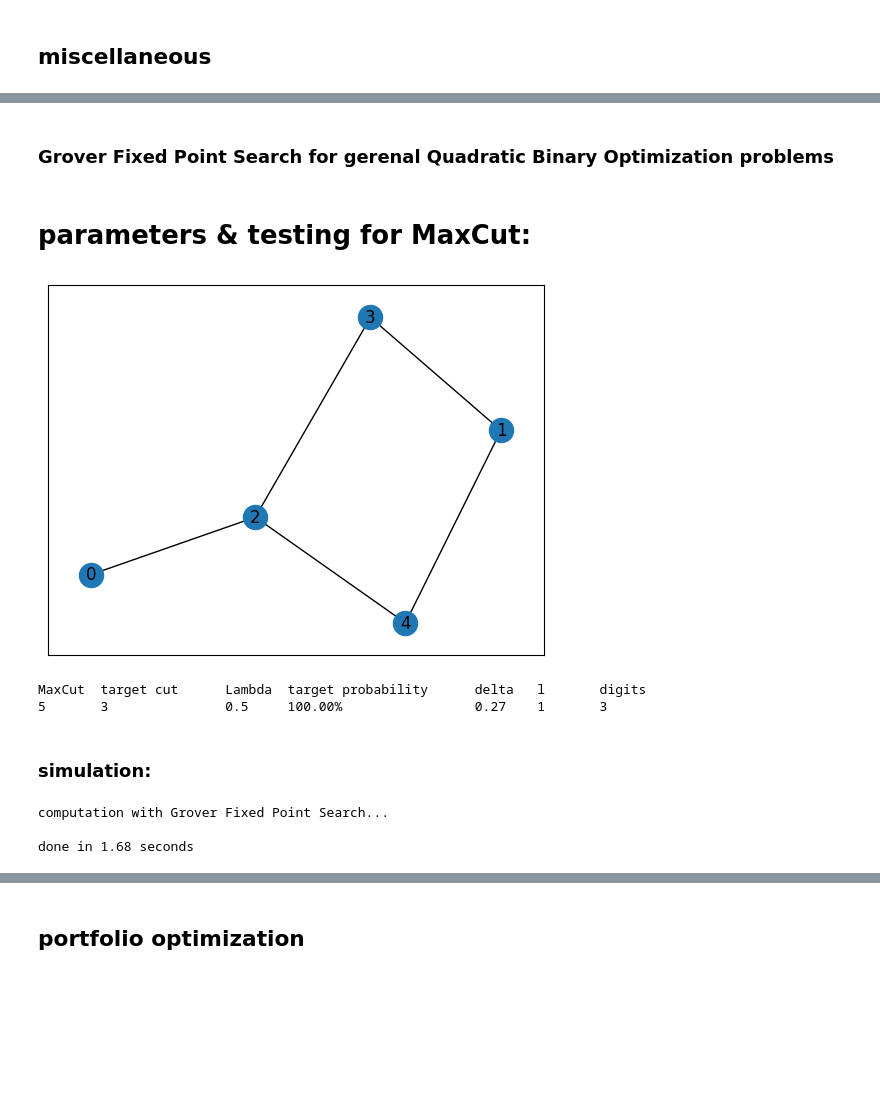
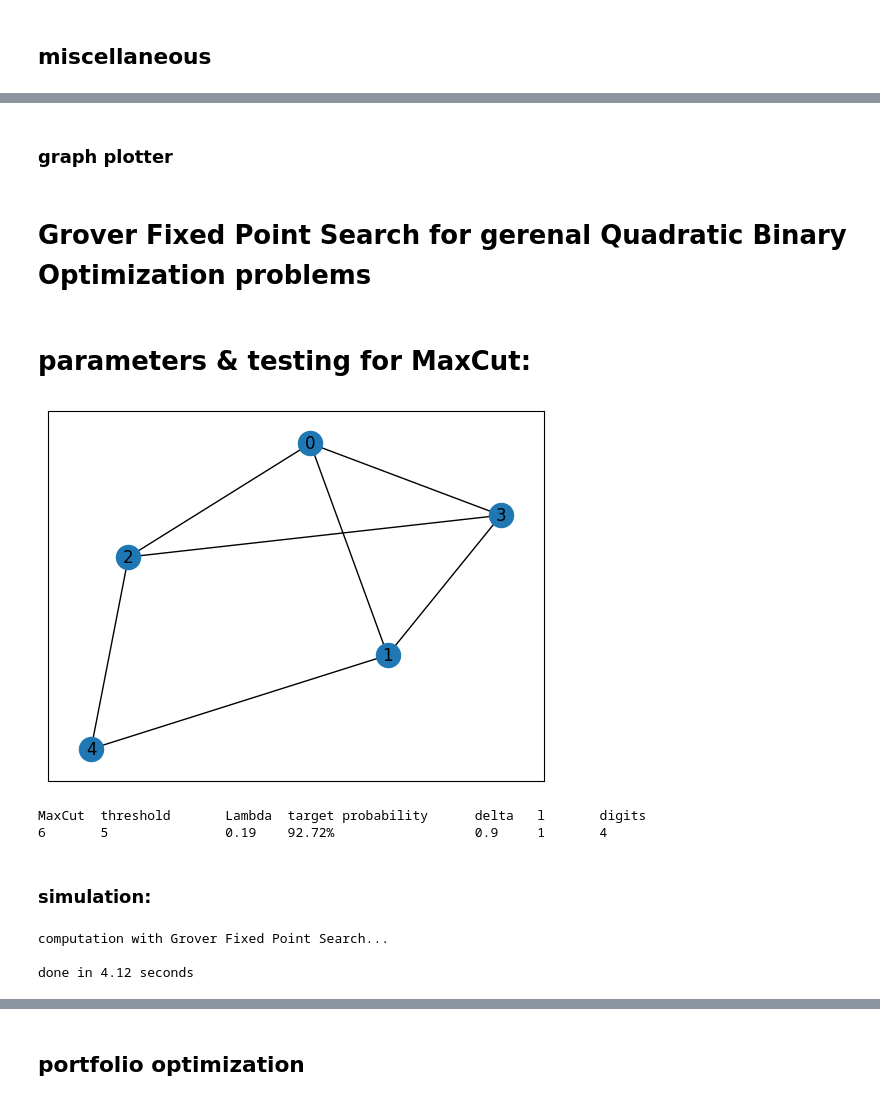
Before and after one commit to hyperrealist/qaoa, a Jupyter notebook: Grover_FPS_for_QUBO.ipynb, the cells around one changed output, grey strips where cells are left out. Cells and saved outputs as stored; diff of their text form; code cells hidden in the pictures; blank space fills up the shorter version.

```diff
--- a/Grover_FPS_for_QUBO.ipynb
+++ b/Grover_FPS_for_QUBO.ipynb
@@ -178,0 +170,2 @@ def GroverParameterOptimizer(P: float, Lambda: float, N: int):
+# %% [markdown]
+### graph plotter
@@ -179,3 +182,3 @@ def GroverParameterOptimizer(P: float, Lambda: float, N: int):
 # %% [markdown]
-### Grover Fixed Point Search for gerenal Quadratic Binary Optimization problems
+# Grover Fixed Point Search for gerenal Quadratic Binary Optimization problems
 # %%
@@ -315,7 +317,7 @@ while disconnected:
 NumberOfEdges = np.trace(GraphLaplacian) >> 1
 
 # Erdos-Edwards bound for connected graphs
-ErdosEdwards = (2 * NumberOfEdges + NumberOfVerticies - 1) >> 2
+ErdosEdwards = int(np.ceil((2 * NumberOfEdges + NumberOfVerticies - 1)/4))
 
 createGraph(GraphLaplacian)
 
@@ -323,55 +325,51 @@ createGraph(GraphLaplacian)
 maxdeg = [0, 0]
 for i in range(NumberOfVerticies):
     if GraphLaplacian[i][i] > maxdeg[1]:
         maxdeg = [i, GraphLaplacian[i][i]]
 if maxdeg[0] + 1 != NumberOfVerticies:
     GraphLaplacian[[maxdeg[0], -1], :] = GraphLaplacian[[-1, maxdeg[0]], :]
     GraphLaplacian[:, [maxdeg[0], -1]] = GraphLaplacian[:, [-1, maxdeg[0]]]
+
 Q = GraphLaplacian[np.ix_(np.arange(NumberOfVerticies - 1), np.arange(NumberOfVerticies - 1))]
 
 
-# MaxCut and the cut-function
-MaxCut = ErdosEdwards
+# cut-function and MaxCut
 cuts = {}
 for x in range(1 << (NumberOfVerticies - 1)):
     conf = np.array([(x >> i)&1 for i in range(NumberOfVerticies - 1)])
     cuts[x] = np.matmul(conf, np.matmul(Q, np.transpose(conf)))
-    if cuts[x] > MaxCut:
-        MaxCut = cuts[x]
+MaxCut = max(cuts.values())
 
 # cut disctibution and ratios
-appriximation_ratio, Lambda_a, Lambda_e = 0.9, 0, 0
-random_chance = {}
-for i in range(MaxCut + 1):
-    random_chance[i] = 0
+random_chance = {i: 0 for i in range(MaxCut + 1)}
+#for i in range(MaxCut + 1):
+#    random_chance[i] = 0
 
+Lambda = 0
 dp = pow(2, 1 - NumberOfVerticies)
 for x in range(1 << (NumberOfVerticies - 1)):
     random_chance[cuts[x]] += dp
     if cuts[x] >= ErdosEdwards:
-        Lambda_e += dp
-    if cuts[x] >= appriximation_ratio * MaxCut:
-        Lambda_a += dp
+        Lambda += dp
 
-#Lambda, y = Lambda_a, MaxCut*appriximation_ratio
-Lambda, y = Lambda_e, ErdosEdwards #for Erdős-Edwards
+threshold = ErdosEdwards
 
 m, sigma = np.trace(GraphLaplacian) / 4, 0
 for cut in random_chance:
     sigma += pow(cut - m, 2) * random_chance[cut]
 
 sigma = np.sqrt(sigma)
 
-digits = 1 + int(np.ceil(np.log2(max(y, NumberOfEdges + 1 - y)))) if NumberOfVerticies > 2 else 2
+digits = 1 + int(np.ceil(np.log2(max(threshold, NumberOfEdges + 1 - threshold)))) if NumberOfVerticies > 2 else 2
 # %% [output]
-[figure, old version]
+[figure, new version]
 # %%
 P = 0.9 # lower bound for the target probability
 delta, l, prob = GroverParameterOptimizer(P, Lambda, 10)
-print(f"MaxCut\ttarget cut\tLambda\ttarget probability\tdelta\tl\tdigits\n{MaxCut}\t{y}\t\t{np.round(Lambda, 2)}\t{prob:.2%}\t\t\t{np.round(delta, 2)}\t{l}\t{digits}")
+print(f"MaxCut\tthreshold\tLambda\ttarget probability\tdelta\tl\tdigits\n{MaxCut}\t{threshold}\t\t{np.round(Lambda, 2)}\t{prob:.2%}\t\t\t{np.round(delta, 2)}\t{l}\t{digits}")
 # %% [output]
-MaxCut  target cut      Lambda  target probability      delta   l       digits
-5       3               0.5     100.00%                 0.27    1       3
+MaxCut  threshold       Lambda  target probability      delta   l       digits
+6       5               0.19    92.72%                  0.9     1       4
 # %% [markdown]
 ### simulation:
 # %%
@@ -380,12 +378,12 @@ noise = True
 
 print(f"\ncomputation with Grover Fixed Point Search...\n")
 start_time = time.time()
-psi = GroverForQUBO(Q, digits, y, delta, Lambda, noise)
+psi = GroverForQUBO(Q, digits, threshold, delta, Lambda, noise)
 end_time = time.time()
 print(f"done in {np.round(end_time - start_time, 2)} seconds\n")
 # %% [output]
 computation with Grover Fixed Point Search...
 
-done in 1.68 seconds
+done in 4.12 seconds
 # %%
 s = f"simulation with noise\n" if noise else f"simulation without noise\n"
```
Also changed, not shown: parts of 11 cells of this notebook.
